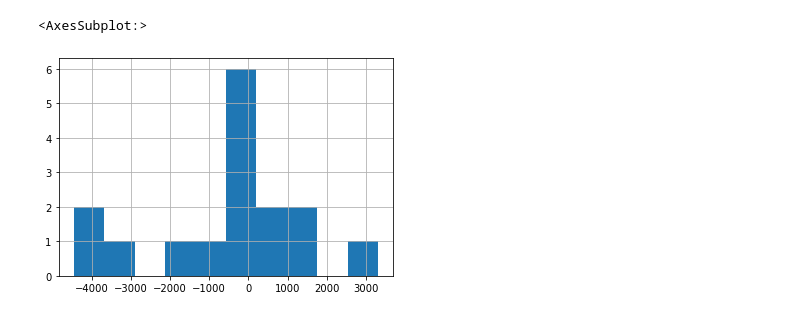
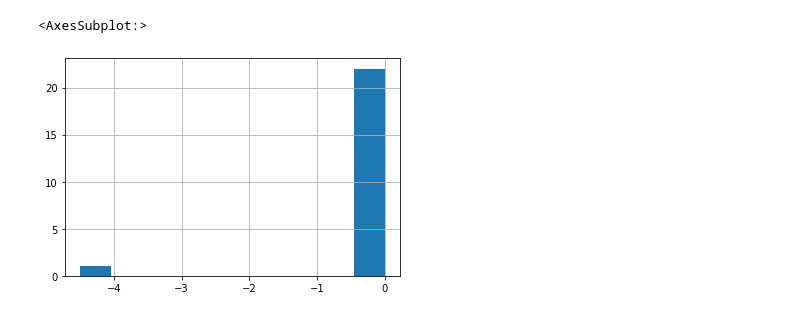
Before and after one commit to janlucasdeinhard/pyfiles, a Jupyter notebook: 50_ADMIN/MONETARY/v3/PREPROCESSING.ipynb, the cells around one changed output. Saved outputs shown, nothing was run; the diff lists cells and outputs as text; code cells hidden in the pictures.

```diff
--- a/50_ADMIN/MONETARY/v3/PREPROCESSING.ipynb
+++ b/50_ADMIN/MONETARY/v3/PREPROCESSING.ipynb
@@ -227,0 +71,15 @@ pf['ARIMA Forecast Error'] = model_fit.forecasts_error[0]
+# %%
+datecol = 'Valutadatum'
+
+t0 = df0.copy()[[datecol,'Betrag']]
+t0['Booked Month'] = t0.apply(lambda x: x[datecol].strftime('%Y-%m'),axis=1)
+t0 = t0.drop(columns=[datecol])
+
+t0 = t0.groupby('Booked Month').sum().rename(columns={'Betrag':'Spending'})
+# %%
+t1 = df1.copy()[['Date','Account Total']]
+t1['Month'] = t1.apply(lambda x: x['Date'].strftime('%Y-%m'),axis=1)
+t1 = t1.drop(columns=['Date']).set_index('Month')
+# %%
+ff = t1.merge(t0,how='inner',left_index=True,right_index=True)
+ff.plot()
@@ -228,5 +89,9 @@ pf['ARIMA Forecast Error'] = model_fit.forecasts_error[0]
+# %%
+ff['Prev Month Totals'] = ff['Account Total'].shift(1)
+ff['Predicted Total'] = ff.apply(lambda x: x['Spending']+x['Prev Month Totals'],axis=1)
+ff['Forecast Error'] = ff.apply(lambda x: x['Account Total']-x['Predicted Total'],axis=1)
 # %%
-pf['ARIMA Forecast Error'].hist()
+ff['Forecast Error'].hist()
 # %% [output]
 <AxesSubplot:>
-[figure, old version]
+[figure, new version]
```
Also changed, not shown: parts of 38 cells of this notebook.
